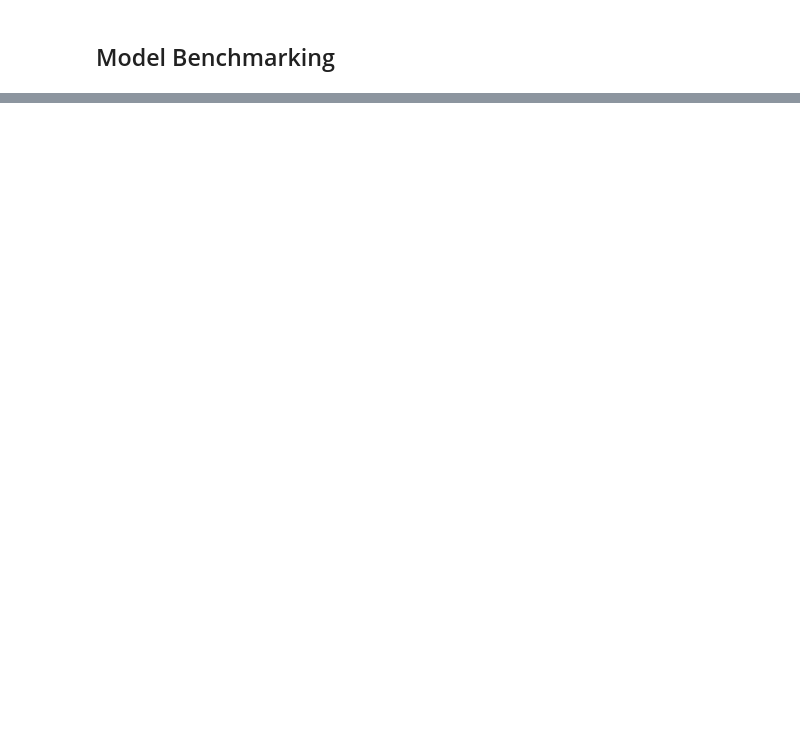
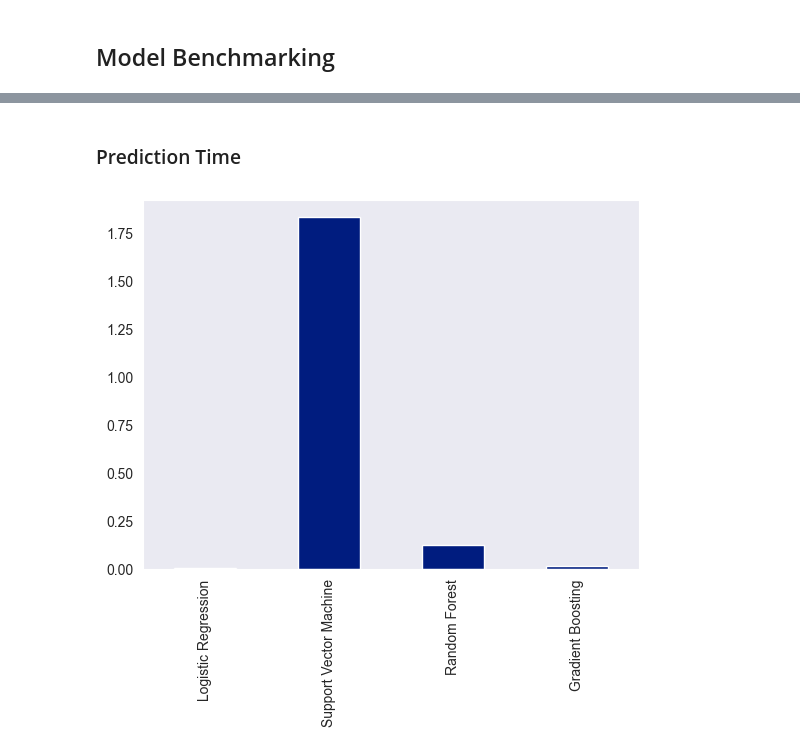
Before and after one commit to DerekSanchez/241117-Telco-Customer-Churn, a Jupyter notebook: results/results_report.ipynb, the cells around one changed output, grey strips where cells are left out. Drawn from its saved outputs; the diff is of its cells as text; code cells hidden in the pictures; blank space fills up the shorter version.

```diff
--- a/results/results_report.ipynb
+++ b/results/results_report.ipynb
@@ -132,7 +204,10 @@ pd.DataFrame(
 ##### Predictions
 # %%
 # values predictions
+start_time = time.time()
 y_pred = lr_best_model.predict(X_test)
+end_time = time.time()
+lr_test_time = end_time - start_time
 
 # probabability predictions
 y_pred_proba = lr_best_model.predict_proba(X_test)[:, 1]
@@ -209,7 +327,10 @@ pd.DataFrame(
 ##### Predictions
 # %%
 # values predictions
+start_time = time.time()
 y_pred = svm_best_model.predict(X_test)
+end_time = time.time()
+svm_test_time = end_time - start_time
 
 # probabability predictions
 y_pred_proba = svm_best_model.predict_proba(X_test)[:, 1]
@@ -308,7 +474,10 @@ plt.show()
 ##### Predictions
 # %%
 # values predictions
+start_time = time.time()
 y_pred = rf_best_model.predict(X_test)
+end_time = time.time()
+rf_test_time = end_time - start_time
 
 # probabability predictions
 y_pred_proba = rf_best_model.predict_proba(X_test)[:, 1]
@@ -409,7 +620,10 @@ plt.show()
 ##### Predictions
 # %%
 # values predictions
+start_time = time.time()
 y_pred = gb_best_model.predict(X_test)
+end_time = time.time()
+gb_test_time = end_time - start_time
 
 # probabability predictions
 y_pred_proba = gb_best_model.predict_proba(X_test)[:, 1]
@@ -433,0 +689,8 @@ et.plot_precision_recall(y_test, y_pred_proba)
+# %% [markdown]
+### Prediction Time
+# %%
+test_time_df = pd.DataFrame([lr_test_time, svm_test_time, rf_test_time, gb_test_time], index = ['Logistic Regression', 'Support Vector Machine', 'Random Forest', 'Gradient Boosting'])
+test_time_df.plot(kind = 'bar', legend = False)
+plt.show()
+# %% [output]
+[figure, added]
```
Also changed, not shown: parts of 49 cells of this notebook, 3 other files.
